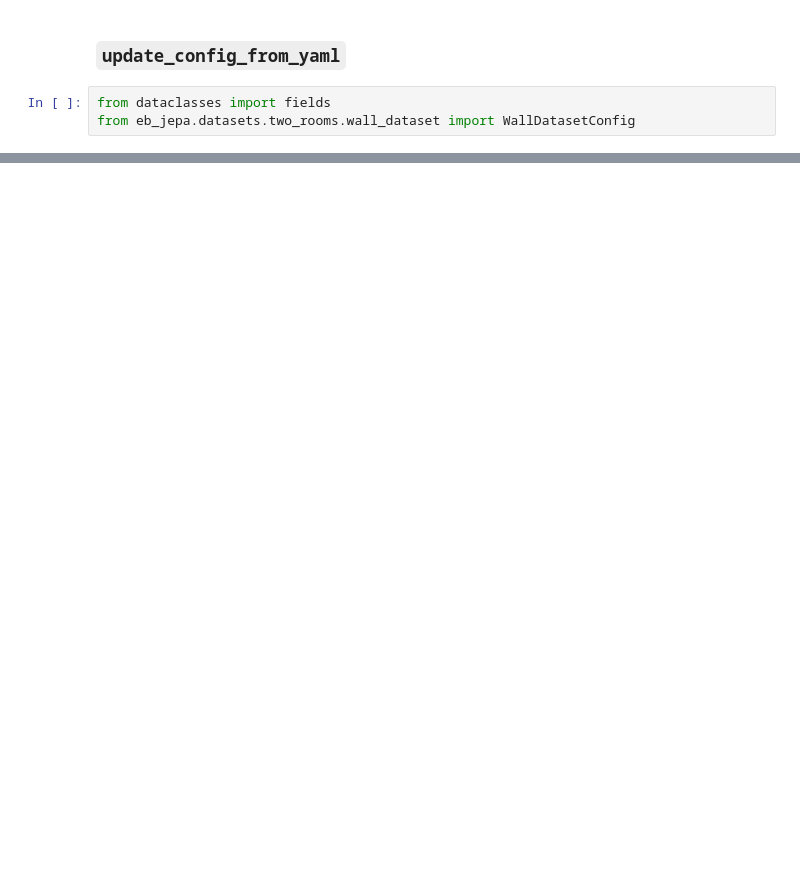
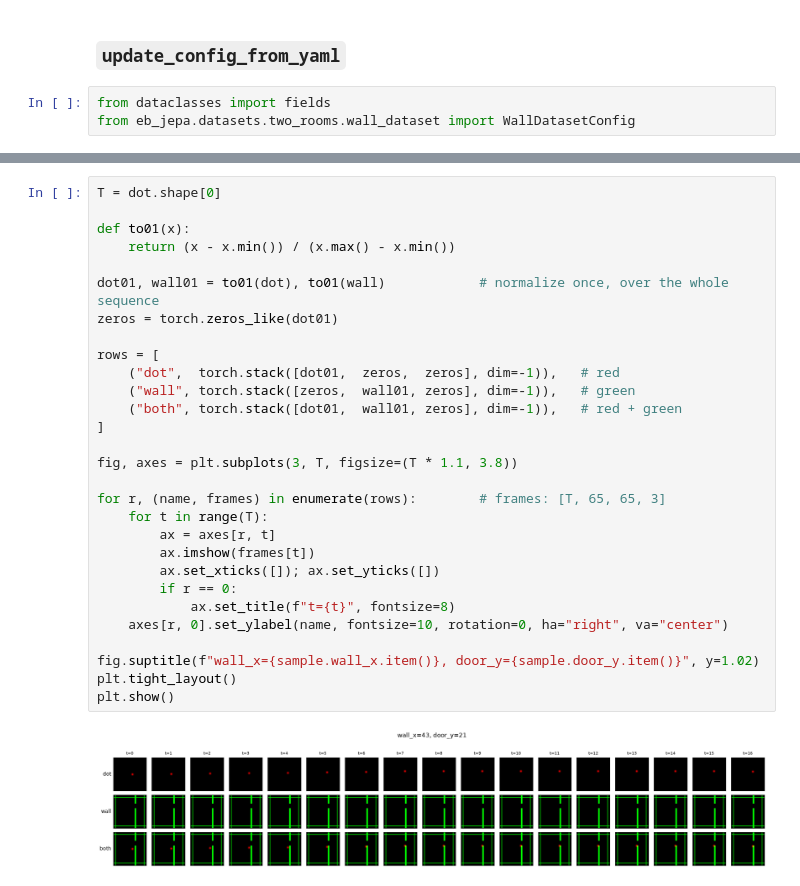
Before and after one commit to Hawar-Dzaee/eb_jepa, a Jupyter notebook: examples/my_ac_video_jepa/notebooks/0_data_exploration.ipynb, the cells around one changed output, grey strips where cells are left out. Drawn from its saved outputs; the diff is of its cells as text; blank space fills up the shorter version.

```diff
--- a/examples/my_ac_video_jepa/notebooks/0_data_exploration.ipynb
+++ b/examples/my_ac_video_jepa/notebooks/0_data_exploration.ipynb
@@ -150,0 +205,31 @@ WallDatasetConfig(size=100000, val_size=10000, batch_size=128, dot_std=1.3, acti
+# %%
+T = dot.shape[0]
+
+def to01(x):
+    return (x - x.min()) / (x.max() - x.min())
+
+dot01, wall01 = to01(dot), to01(wall)            # normalize once, over the whole sequence
+zeros = torch.zeros_like(dot01)
+
+rows = [
+    ("dot",  torch.stack([dot01,  zeros,  zeros], dim=-1)),   # red
+    ("wall", torch.stack([zeros,  wall01, zeros], dim=-1)),   # green
+    ("both", torch.stack([dot01,  wall01, zeros], dim=-1)),   # red + green
+]
+
+fig, axes = plt.subplots(3, T, figsize=(T * 1.1, 3.8))
+
+for r, (name, frames) in enumerate(rows):        # frames: [T, 65, 65, 3]
+    for t in range(T):
+        ax = axes[r, t]
+        ax.imshow(frames[t])
+        ax.set_xticks([]); ax.set_yticks([])
+        if r == 0:
+            ax.set_title(f"t={t}", fontsize=8)
+    axes[r, 0].set_ylabel(name, fontsize=10, rotation=0, ha="right", va="center")
+
+fig.suptitle(f"wall_x={sample.wall_x.item()}, door_y={sample.door_y.item()}", y=1.02)
+plt.tight_layout()
+plt.show()
+# %% [output]
+[figure, added]
```
Also changed, not shown: parts of 28 cells of this notebook, 1 other file.
